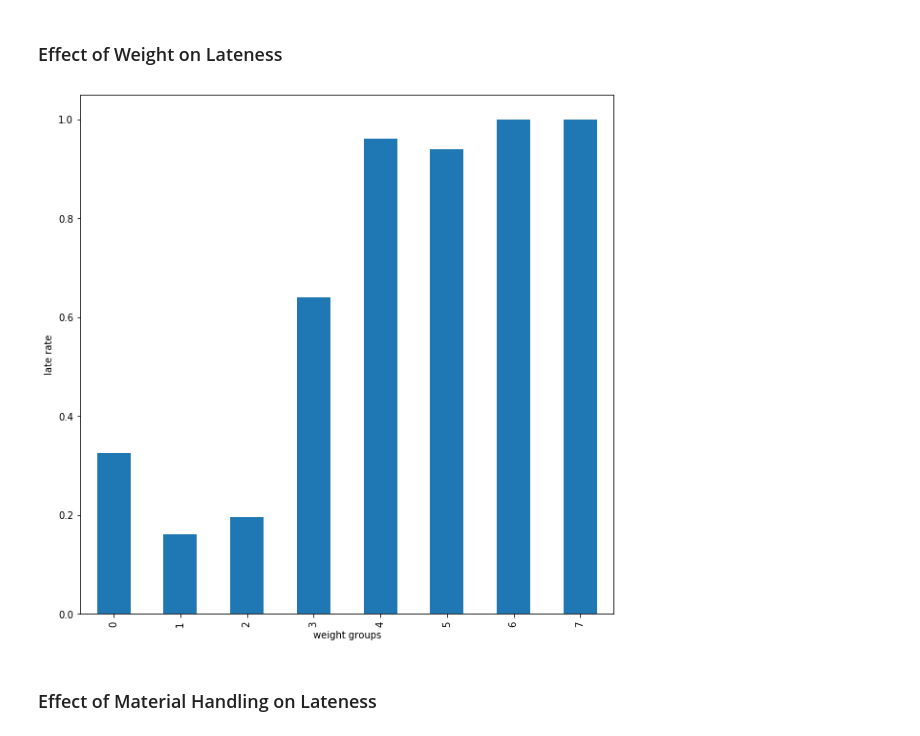
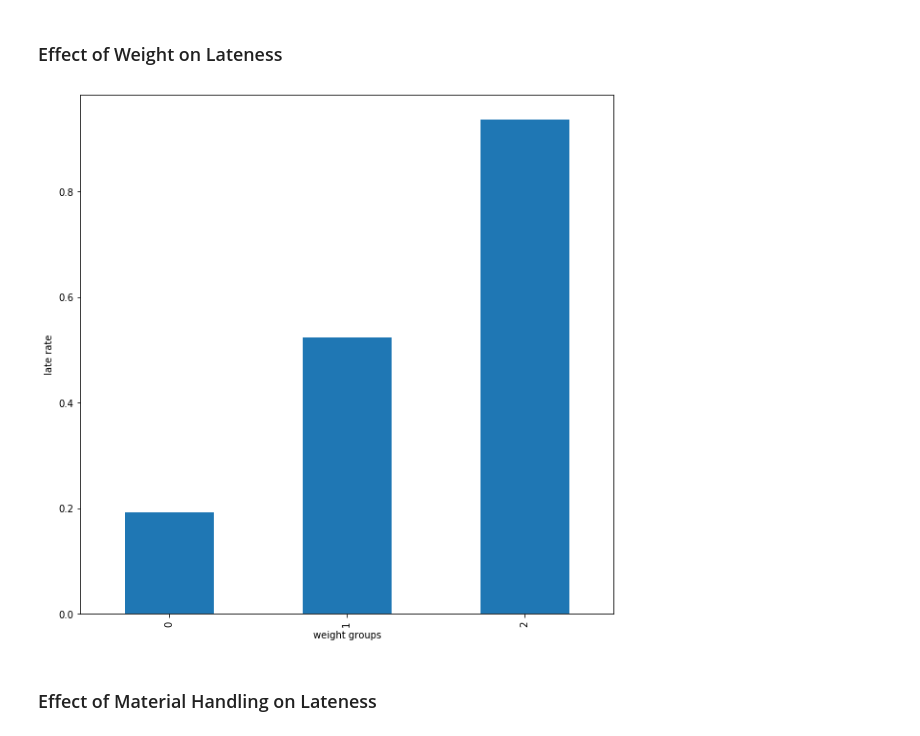
Before and after one commit to jospaeth-tum/accenture-challenge-2022, a Jupyter notebook: basic_descriptive_analysis.ipynb, the cells around one changed output. Saved outputs shown, nothing was run; the diff lists cells and outputs as text; code cells hidden in the pictures.

```diff
--- a/basic_descriptive_analysis.ipynb
+++ b/basic_descriptive_analysis.ipynb
@@ -256,20 +256,20 @@ product_attributes.groupby(by='material_handling').agg({'product_id': 'count', '
 # %% [markdown]
 ### Effect of Weight on Lateness
 # %%
-num_weight_groups = 8
+num_weight_groups = 3
 
 a = product_attributes.set_index('product_id').join(orders.set_index('product_id'))
 a['order_weight'] = a['weight'] * a['units']
 a_late = a[a['late_order'] == True]
 b = a_late.groupby(by=pd.cut(a_late['order_weight'], num_weight_groups)).count()
 c = a.groupby(by=pd.cut(a['order_weight'], num_weight_groups)).count()
 d = (b/c)['weight']
 
 d.index = range(num_weight_groups)
 p = d.plot(kind='bar', xlabel='weight groups', ylabel='late rate', figsize=(10,10))
 fig = p.get_figure().savefig("order_weight.png")
 # %% [output]
-[figure, old version]
+[figure, new version]
 # %% [markdown]
 ### Effect of Material Handling on Lateness
 # %%
```
Also changed, not shown: parts of 1 cell of this notebook, 2 other files.
